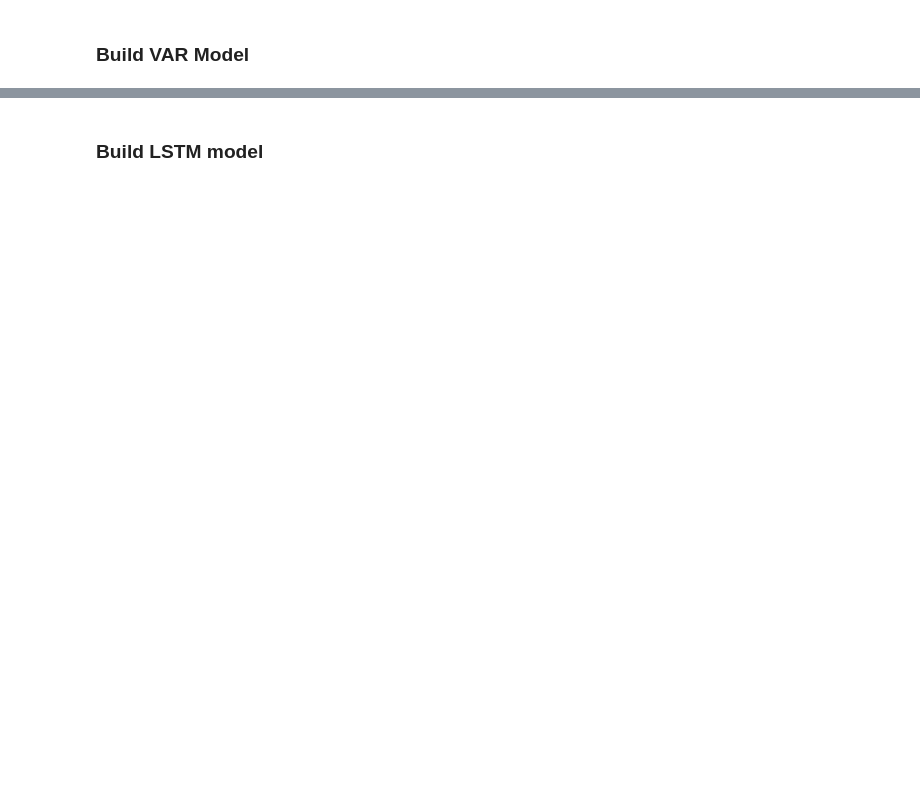
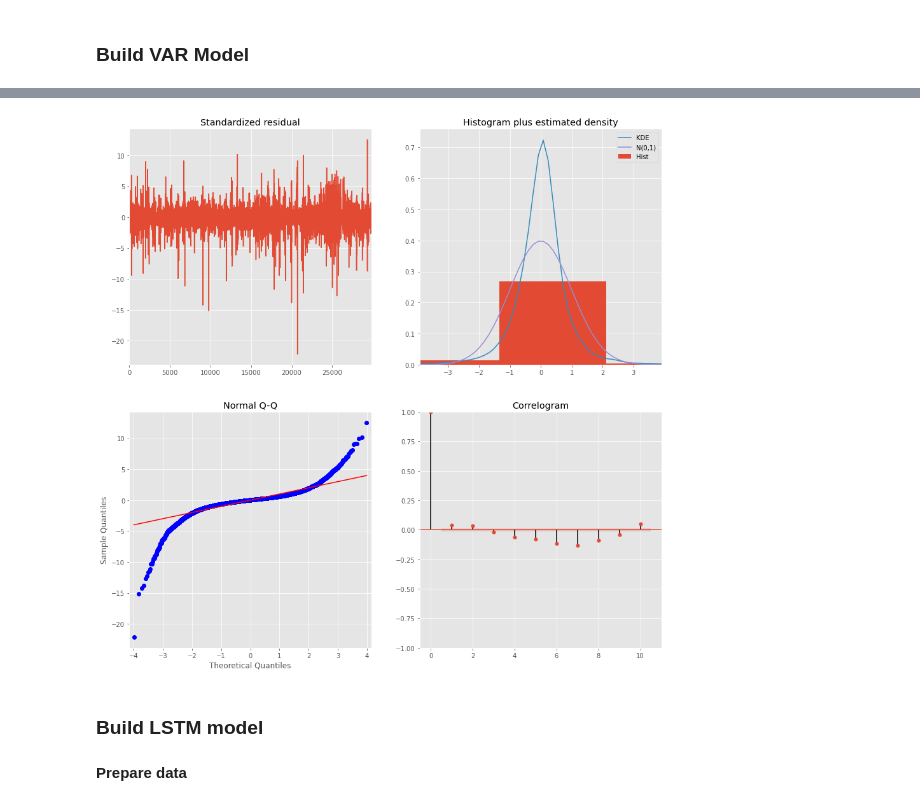
Before and after one commit to KishenSharma6/SpainEnergyAnalysis, a Jupyter notebook: Project Codes/04_Modeling/2020_0622_Model_Development.ipynb, the cells around one changed output, grey strips where cells are left out. Saved outputs shown, nothing was run; the diff lists cells and outputs as text; code cells hidden in the pictures; blank space fills up the shorter version.

```diff
--- a/Project Codes/04_Modeling/2020_0622_Model_Development.ipynb
+++ b/Project Codes/04_Modeling/2020_0622_Model_Development.ipynb
@@ -67,2 +174,13 @@ Price forecasts shape: (35064, 1)
 # %% [markdown]
 ### Build VAR Model
+# %%
+#Read in and init VARMAX
+from statsmodels.tsa.api import VAR
+
+X_train = X_train.filter(regex='Diff')
+X_test = X_test.filter(regex='Diff')
+# %%
+model = VARMAX(X_train,order=(1,0))
+#https://www.machinelearningplus.com/time-series/vector-autoregression-examples-python/
+#granger causility tes
+result = model.fit(maxiter = 1000,disp=False )
@@ -68,0 +207,4 @@ Price forecasts shape: (35064, 1)
+# %%
+result.plot_diagnostics(figsize = (15,15));
+# %% [output]
+[figure, added]
@@ -69,2 +213,4 @@ Price forecasts shape: (35064, 1)
 # %% [markdown]
 ### Build LSTM model
+# %% [markdown]
+**Prepare data**
```
Also changed, not shown: parts of 15 cells of this notebook, 3 other files.
